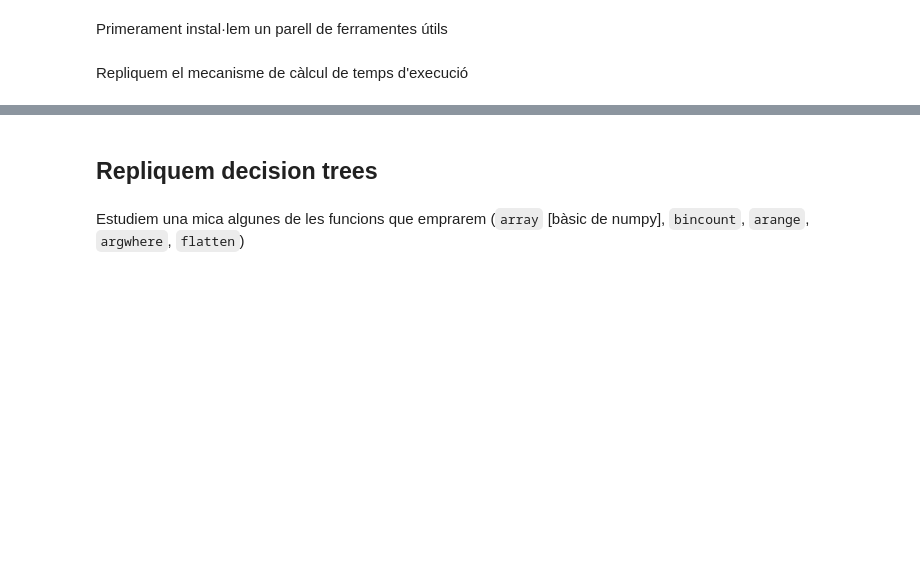
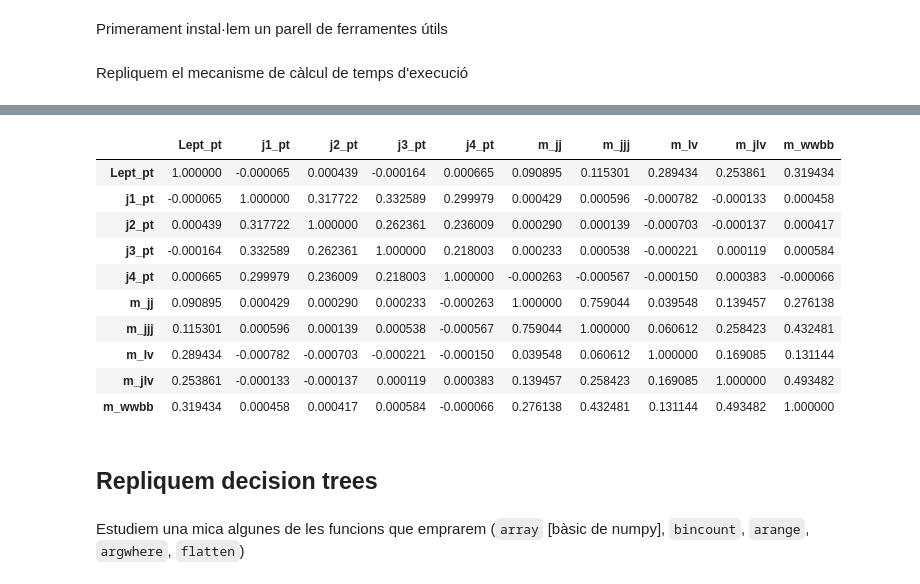
Before and after one commit to AlexPG1/TFG_MLenHEP, a Jupyter notebook: PrimeraSessió.ipynb, the cells around one changed output, grey strips where cells are left out. Drawn from its saved outputs; the diff is of its cells as text; code cells hidden in the pictures; blank space fills up the shorter version.

```diff
--- a/PrimeraSessió.ipynb
+++ b/PrimeraSessió.ipynb
@@ -59,3 +102,19 @@ print(miltr)
+# %%
+df = pd.DataFrame(milTrSignal)
+corr = milTrSignal.corr()
+corr.style.background_gradient(cmap='coolwarm')
+# %% [output]
+|  | Lept_pt | j1_pt | j2_pt | j3_pt | j4_pt | m_jj | m_jjj | m_lv | m_jlv | m_wwbb |
+| Lept_pt | 1.000000 | -0.000065 | 0.000439 | -0.000164 | 0.000665 | 0.090895 | 0.115301 | 0.289434 | 0.253861 | 0.319434 |
+| j1_pt | -0.000065 | 1.000000 | 0.317722 | 0.332589 | 0.299979 | 0.000429 | 0.000596 | -0.000782 | -0.000133 | 0.000458 |
+| j2_pt | 0.000439 | 0.317722 | 1.000000 | 0.262361 | 0.236009 | 0.000290 | 0.000139 | -0.000703 | -0.000137 | 0.000417 |
+| j3_pt | -0.000164 | 0.332589 | 0.262361 | 1.000000 | 0.218003 | 0.000233 | 0.000538 | -0.000221 | 0.000119 | 0.000584 |
+| j4_pt | 0.000665 | 0.299979 | 0.236009 | 0.218003 | 1.000000 | -0.000263 | -0.000567 | -0.000150 | 0.000383 | -0.000066 |
+| m_jj | 0.090895 | 0.000429 | 0.000290 | 0.000233 | -0.000263 | 1.000000 | 0.759044 | 0.039548 | 0.139457 | 0.276138 |
+| m_jjj | 0.115301 | 0.000596 | 0.000139 | 0.000538 | -0.000567 | 0.759044 | 1.000000 | 0.060612 | 0.258423 | 0.432481 |
+| m_lv | 0.289434 | -0.000782 | -0.000703 | -0.000221 | -0.000150 | 0.039548 | 0.060612 | 1.000000 | 0.169085 | 0.131144 |
+| m_jlv | 0.253861 | -0.000133 | -0.000137 | 0.000119 | 0.000383 | 0.139457 | 0.258423 | 0.169085 | 1.000000 | 0.493482 |
+| m_wwbb | 0.319434 | 0.000458 | 0.000417 | 0.000584 | -0.000066 | 0.276138 | 0.432481 | 0.131144 | 0.493482 | 1.000000 |
 # %% [markdown]
 ## Repliquem decision trees
 # %% [markdown]
```
Also changed, not shown: parts of 32 cells of this notebook, 1 other file.
